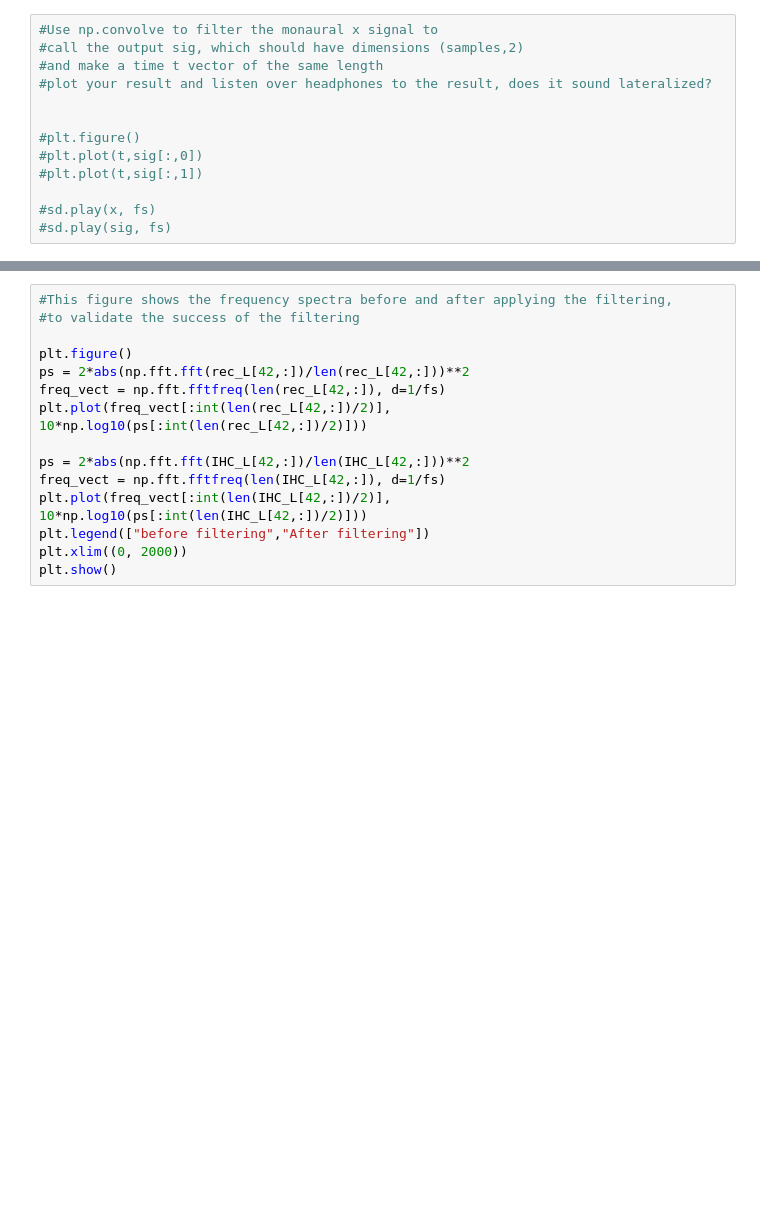
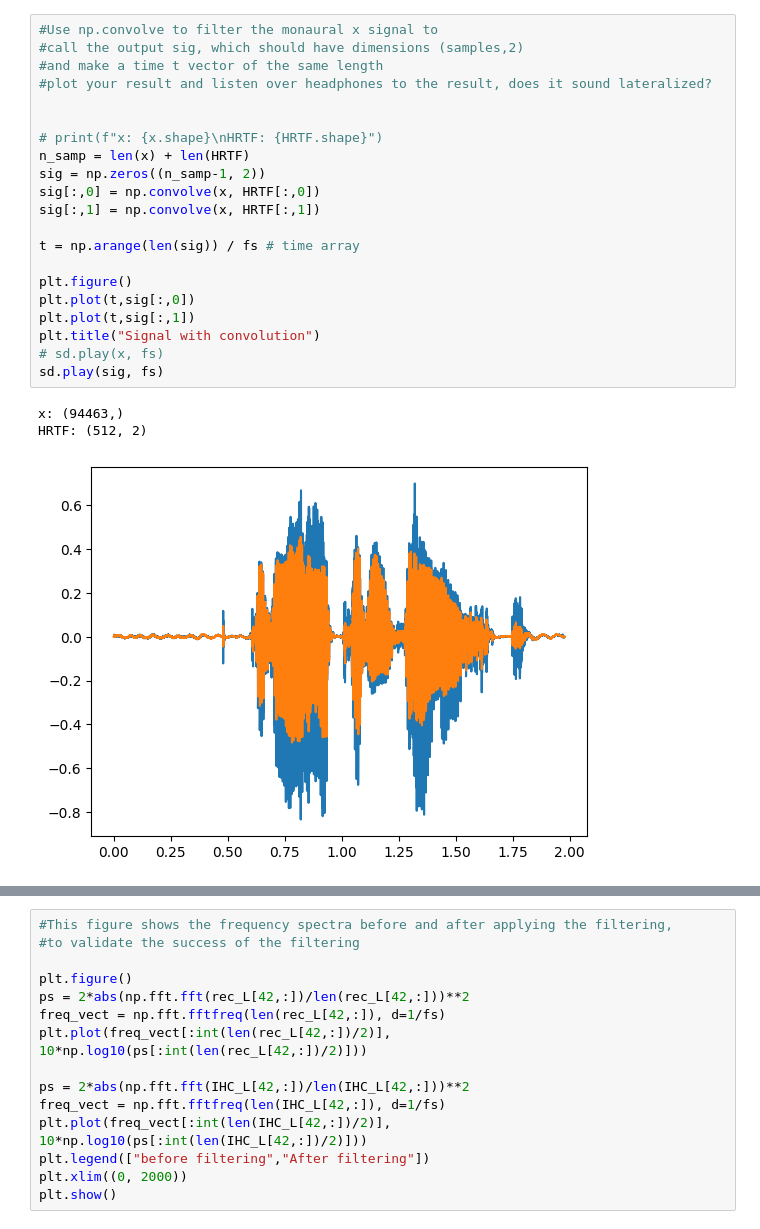
Before and after one commit to cesarz10/Auditory-computation, a Jupyter notebook: AudCompLab1_2022/CompAudLab_Binaural.ipynb, the cells around one changed output, grey strips where cells are left out. Cells and saved outputs as stored; diff of their text form; blank space fills up the shorter version.

```diff
--- a/AudCompLab1_2022/CompAudLab_Binaural.ipynb
+++ b/AudCompLab1_2022/CompAudLab_Binaural.ipynb
@@ -26,16 +26,28 @@ sd.play(x, fs)
 # %%
 #Use np.convolve to filter the monaural x signal to
 #call the output sig, which should have dimensions (samples,2)
 #and make a time t vector of the same length
 #plot your result and listen over headphones to the result, does it sound lateralized?
 
 
-#plt.figure()
-#plt.plot(t,sig[:,0])
-#plt.plot(t,sig[:,1])
+# print(f"x: {x.shape}\nHRTF: {HRTF.shape}")
+n_samp = len(x) + len(HRTF)
+sig = np.zeros((n_samp-1, 2))
+sig[:,0] = np.convolve(x, HRTF[:,0])
+sig[:,1] = np.convolve(x, HRTF[:,1])
 
-#sd.play(x, fs)
-#sd.play(sig, fs)
+t = np.arange(len(sig)) / fs # time array
+
+plt.figure()
+plt.plot(t,sig[:,0])
+plt.plot(t,sig[:,1])
+plt.title("Signal with convolution")
+# sd.play(x, fs)
+sd.play(sig, fs)
+# %% [output]
+x: (94463,)
+HRTF: (512, 2)
+[figure, added]
 # %%
 #Next run the code through two monaural GT filterbanks, and plot the 1 kHz (42) channel
 gt_out = gammatone_analysis(sig[:,0], fs, numbands, fmin)
```
Also changed, not shown: parts of 4 cells of this notebook, 2 other files.
